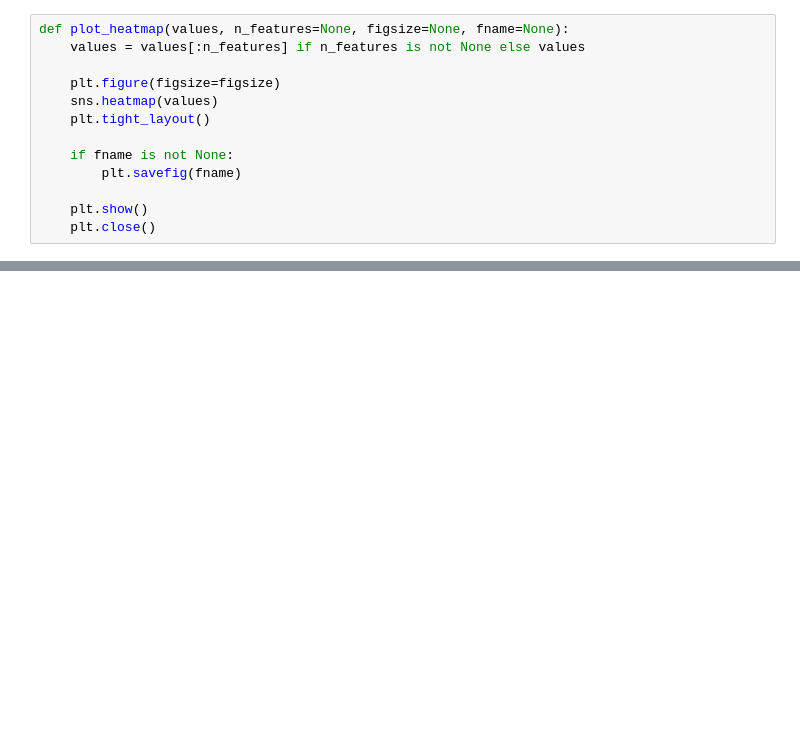
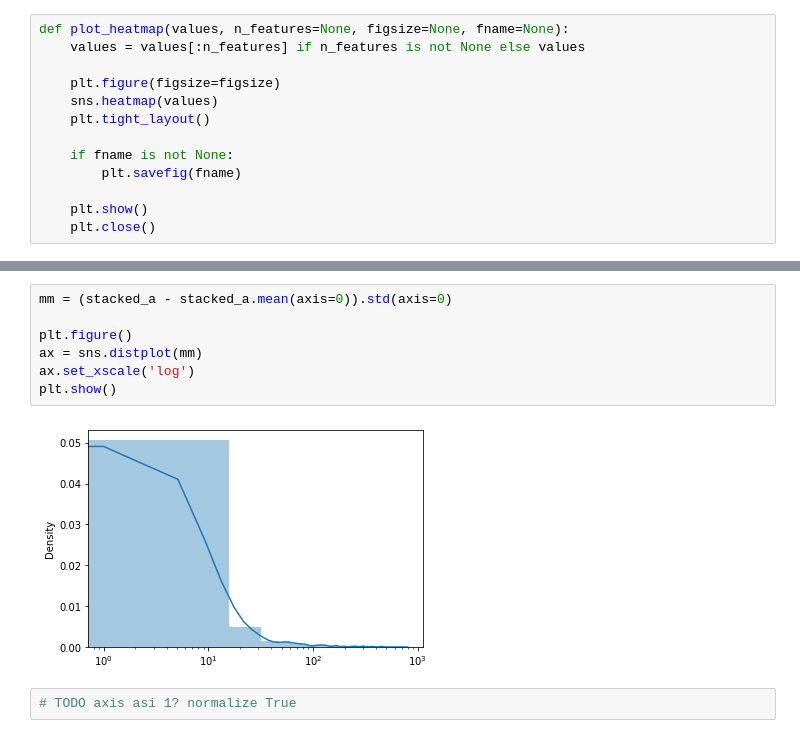
Before and after one commit to gabikadlecova/info-nas, a Jupyter notebook: notebooks/heatmaps_func.ipynb, the cells around one changed output, grey strips where cells are left out. Drawn from its saved outputs; the diff is of its cells as text; blank space fills up the shorter version.

```diff
--- a/notebooks/heatmaps_func.ipynb
+++ b/notebooks/heatmaps_func.ipynb
@@ -119,0 +243,11 @@ def get_error_matrix(outputs, labels, hashes, ref_ids, label=None, print_freq=10
+# %%
+mm = (stacked_a - stacked_a.mean(axis=0)).std(axis=0)
+
+plt.figure()
+ax = sns.distplot(mm)
+ax.set_xscale('log')
+plt.show()
+# %% [output]
+[figure, added]
+# %%
+# TODO axis asi 1? normalize True
```
Also changed, not shown: parts of 10 cells of this notebook, 2 other files.
